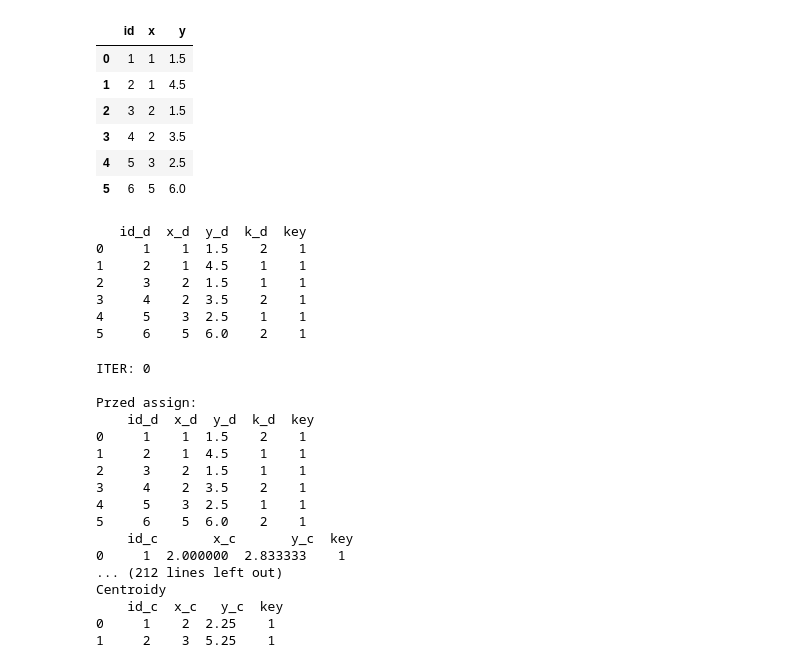
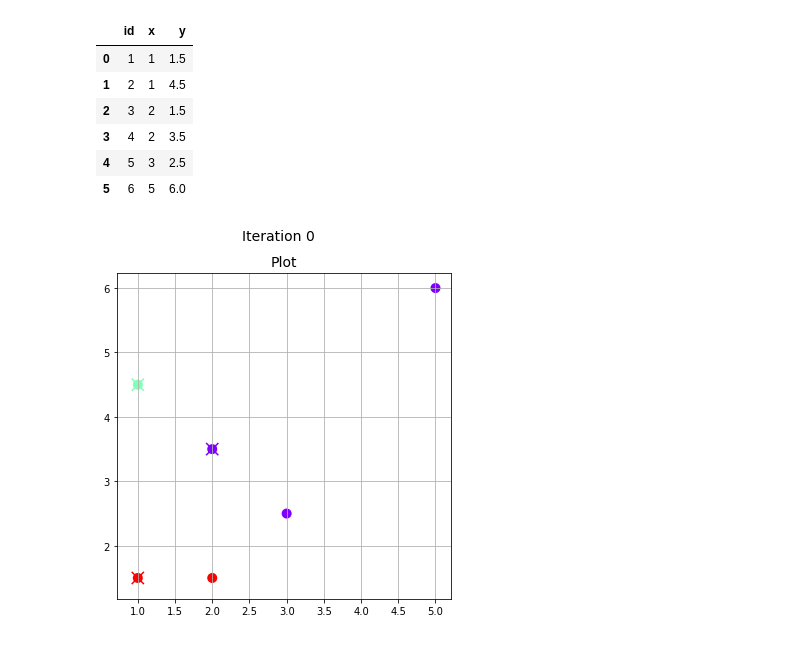
Before and after one commit to joaxkal/SDM, a Jupyter notebook: kmeans/KMeans.ipynb, the cells around one changed output. Saved outputs shown, nothing was run; the diff lists cells and outputs as text; code cells hidden in the pictures.

```diff
--- a/kmeans/KMeans.ipynb
+++ b/kmeans/KMeans.ipynb
@@ -115,33 +236,9 @@ class Kmeans:
 # %%
-ex4 = Kmeans(2,data)
+ex4 = Kmeans(3,data)
 # %%
-ex4.initialize_clusters()
+ex4.initialize_clusters(method='d2_weighting')
-# %% [output]
-   id_d  x_d  y_d  k_d  key
-0     1    1  1.5    2    1
-1     2    1  4.5    1    1
-2     3    2  1.5    1    1
-3     4    2  3.5    2    1
-4     5    3  2.5    1    1
-5     6    5  6.0    2    1
 # %%
-ex4.Lloyd(5)
+ex4.Lloyd()
 # %% [output]
-ITER: 0
-
-Przed assign:
-    id_d  x_d  y_d  k_d  key
-0     1    1  1.5    2    1
-1     2    1  4.5    1    1
-2     3    2  1.5    1    1
-3     4    2  3.5    2    1
-4     5    3  2.5    1    1
-5     6    5  6.0    2    1
-    id_c       x_c       y_c  key
-0     1  2.000000  2.833333    1
-... (212 lines left out)
-Centroidy
-    id_c  x_c   y_c  key
-0     1    2  2.25    1
-1     2    3  5.25    1
+[figure, added]
 # %%
```
Also changed, not shown: parts of 5 cells of this notebook.
